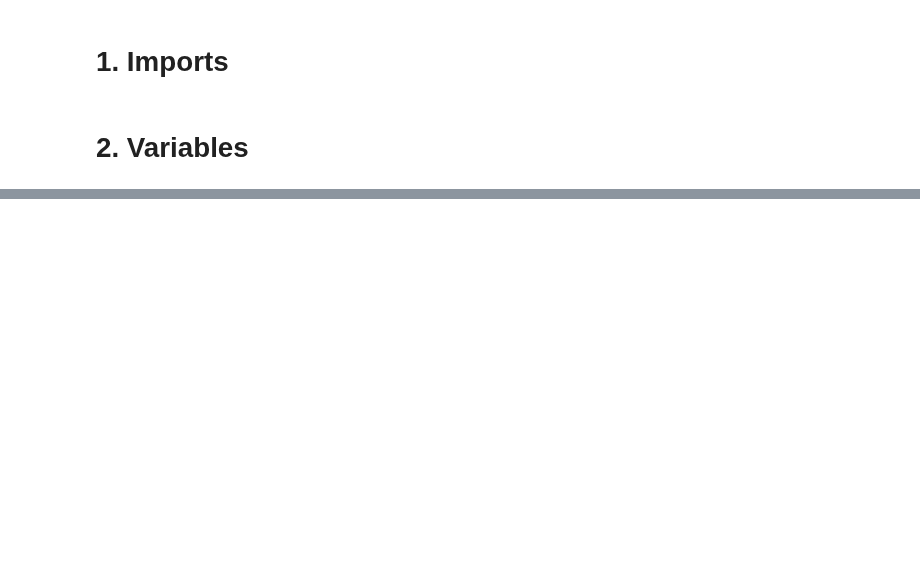
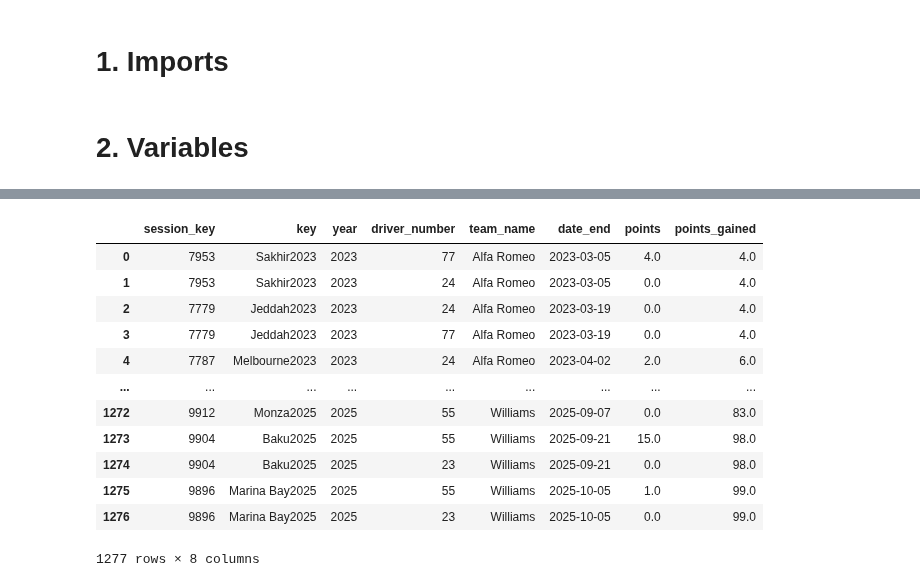
Before and after one commit to Grzegosh/Portfolio, a Jupyter notebook: F1/exploration.ipynb, the cells around one changed output, grey strips where cells are left out. Saved outputs shown, nothing was run; the diff lists cells and outputs as text; code cells hidden in the pictures; blank space fills up the shorter version.

Commit message:
added points aggregation

```diff
--- a/F1/exploration.ipynb
+++ b/F1/exploration.ipynb
@@ -22,5 +22,6 @@ config = Configuration('src/config.cfg')
 fetcher = DataFetcher(config)
 DIMS = Dims(config, fetcher)
 FACTS = Facts(config, fetcher)
+DATAAGGREGATOR = DataAggregator(config, fetcher)
 spark = SparkSession.builder.appName("MojaSesja").master("local").getOrCreate()
 # %% [output]
@@ -241,0 +159,16 @@ df_with_last5_pd[df_with_last5_pd['driver_number']==87]
+# %%
+DATAAGGREGATOR.get_racer_team_points(racer_team="team")
+# %% [output]
+|  | session_key | key | year | driver_number | team_name | date_end | points | points_gained |
+| 0 | 7953 | Sakhir2023 | 2023 | 77 | Alfa Romeo | 2023-03-05 | 4.0 | 4.0 |
+| 1 | 7953 | Sakhir2023 | 2023 | 24 | Alfa Romeo | 2023-03-05 | 0.0 | 4.0 |
+| 2 | 7779 | Jeddah2023 | 2023 | 24 | Alfa Romeo | 2023-03-19 | 0.0 | 4.0 |
+| 3 | 7779 | Jeddah2023 | 2023 | 77 | Alfa Romeo | 2023-03-19 | 0.0 | 4.0 |
+| 4 | 7787 | Melbourne2023 | 2023 | 24 | Alfa Romeo | 2023-04-02 | 2.0 | 6.0 |
+| ... | ... | ... | ... | ... | ... | ... | ... | ... |
+| 1272 | 9912 | Monza2025 | 2025 | 55 | Williams | 2025-09-07 | 0.0 | 83.0 |
+| 1273 | 9904 | Baku2025 | 2025 | 55 | Williams | 2025-09-21 | 15.0 | 98.0 |
+| 1274 | 9904 | Baku2025 | 2025 | 23 | Williams | 2025-09-21 | 0.0 | 98.0 |
+| 1275 | 9896 | Marina Bay2025 | 2025 | 55 | Williams | 2025-10-05 | 1.0 | 99.0 |
+| 1276 | 9896 | Marina Bay2025 | 2025 | 23 | Williams | 2025-10-05 | 0.0 | 99.0 |
+1277 rows × 8 columns
```
Also changed, not shown: parts of 29 cells of this notebook, 2 other files.
